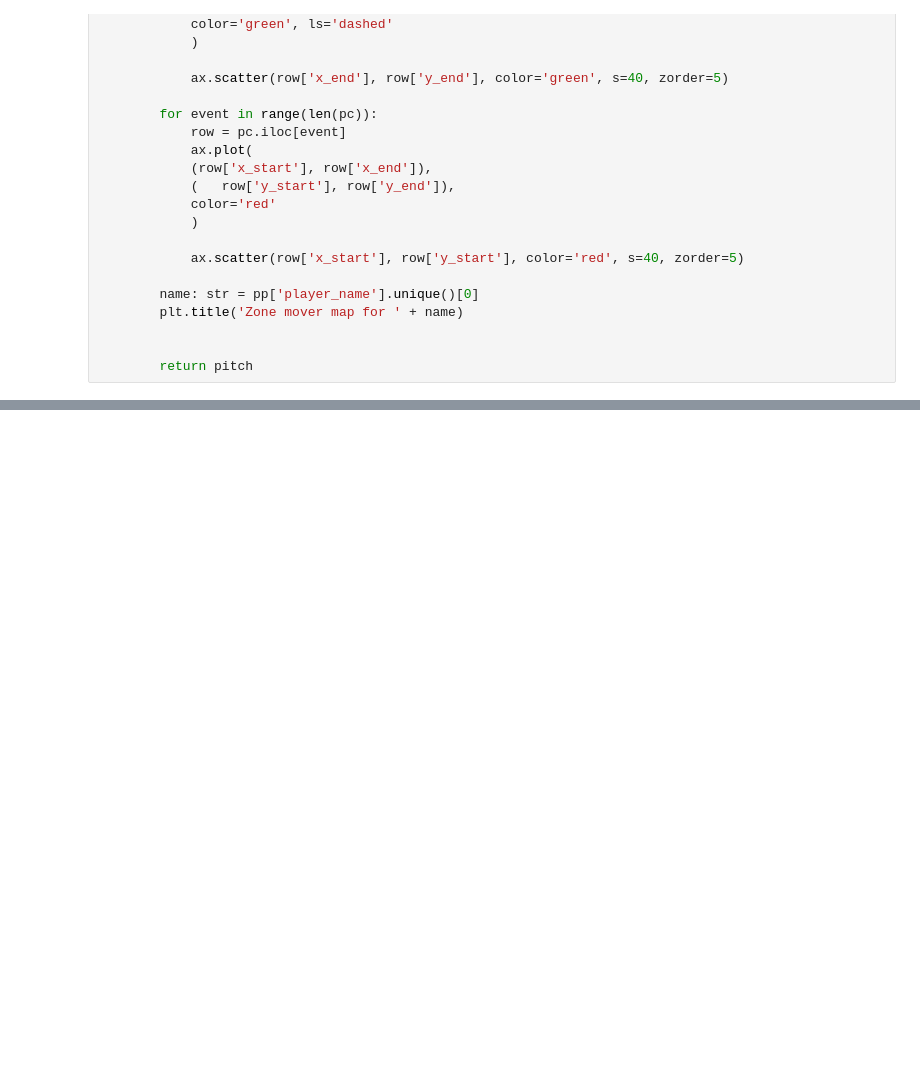
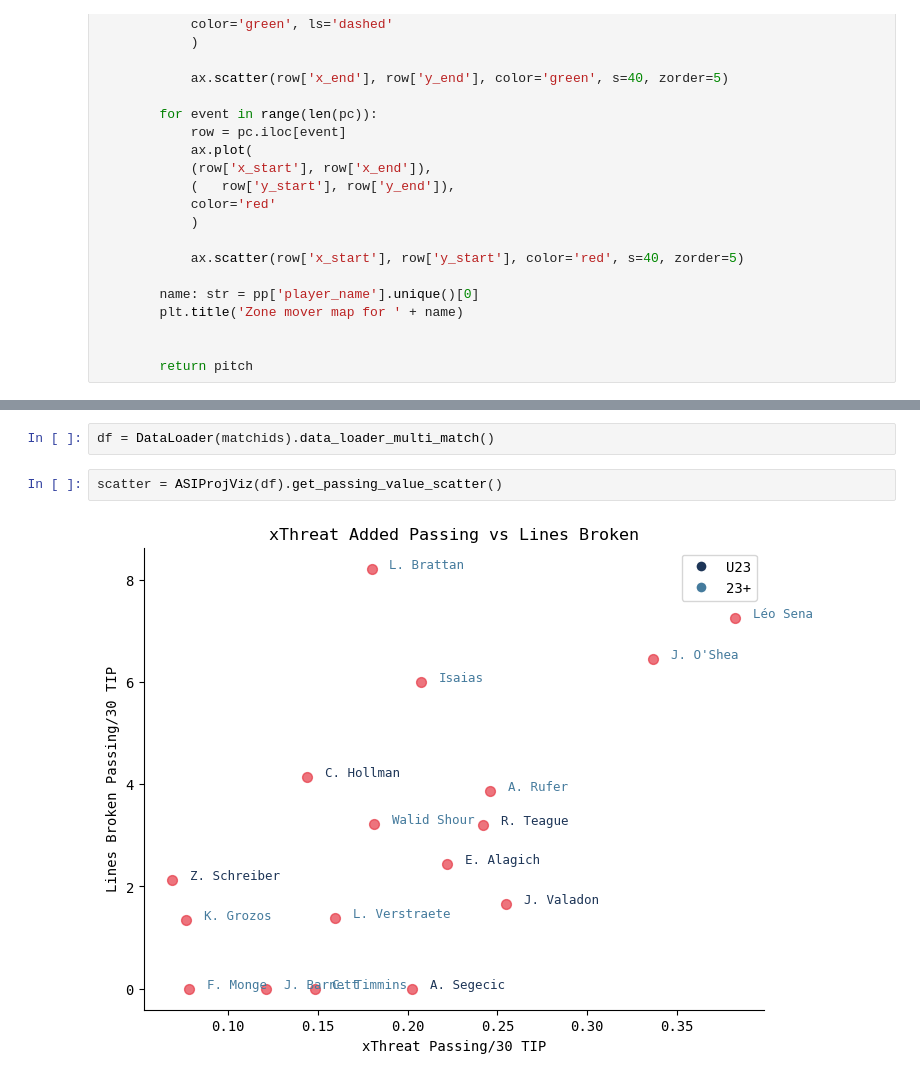
Before and after one commit to nkrackeler30/ASIProj, a Jupyter notebook: Data/ASIProj.ipynb, the cells around one changed output, grey strips where cells are left out. Drawn from its saved outputs; the diff is of its cells as text; blank space fills up the shorter version.

```diff
--- a/Data/ASIProj.ipynb
+++ b/Data/ASIProj.ipynb
@@ -1287,0 +1321,6 @@ class StyleAggregator:
+# %%
+df = DataLoader(matchids).data_loader_multi_match()
+# %%
+scatter = ASIProjViz(df).get_passing_value_scatter()
+# %% [output]
+[figure, added]
```
Also changed, not shown: parts of 26 cells of this notebook.
